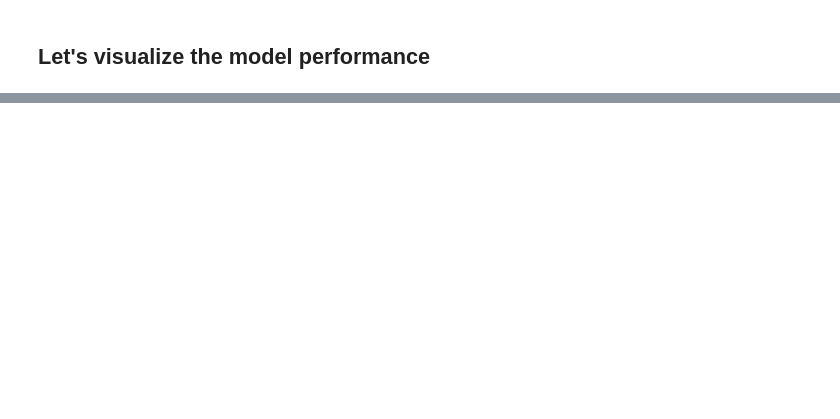
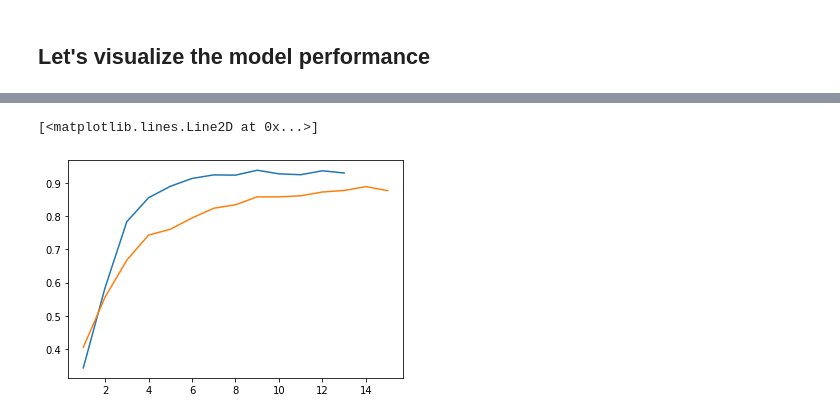
Before and after one commit to jasonmhwu/noisyMetaRL, a Jupyter notebook: TwoStepTaskVis.ipynb, the cells around one changed output, grey strips where cells are left out. Drawn from its saved outputs; the diff is of its cells as text; code cells hidden in the pictures; blank space fills up the shorter version.

```diff
--- a/TwoStepTaskVis.ipynb
+++ b/TwoStepTaskVis.ipynb
@@ -107,3 +174,7 @@ for ctr, sim in enumerate(sims):
 
     # third row: try to visualize the hidden units
     vis = visualizeH(axs[2, ctr], sim.TestRollouts)
+# %%
+behav_data = pd.read_csv('/Users/mhwu/Desktop/rochester/RL_projects/noisyMetaRL/behavior/Collins2018_data.csv')
+print(behav_data.describe())
+behav_data.head(10)
@@ -109,0 +210,9 @@ for ctr, sim in enumerate(sims):
+# %%
+# plot Fig. 1A
+# plot percentage correct vs stimulus iteration (one for ns=3, another for ns=6)
+df = behav_data[(behav_data.phase == 0) & (behav_data.choice >= 0)].copy()
+plt.plot(df[df.ns == 3].groupby('iter').cor.mean())
+plt.plot(df[df.ns == 6].groupby('iter').cor.mean())
+# %% [output]
+[<matplotlib.lines.Line2D at 0x...>]
+[figure, added]
```
Also changed, not shown: parts of 7 cells of this notebook, 4 other files.
